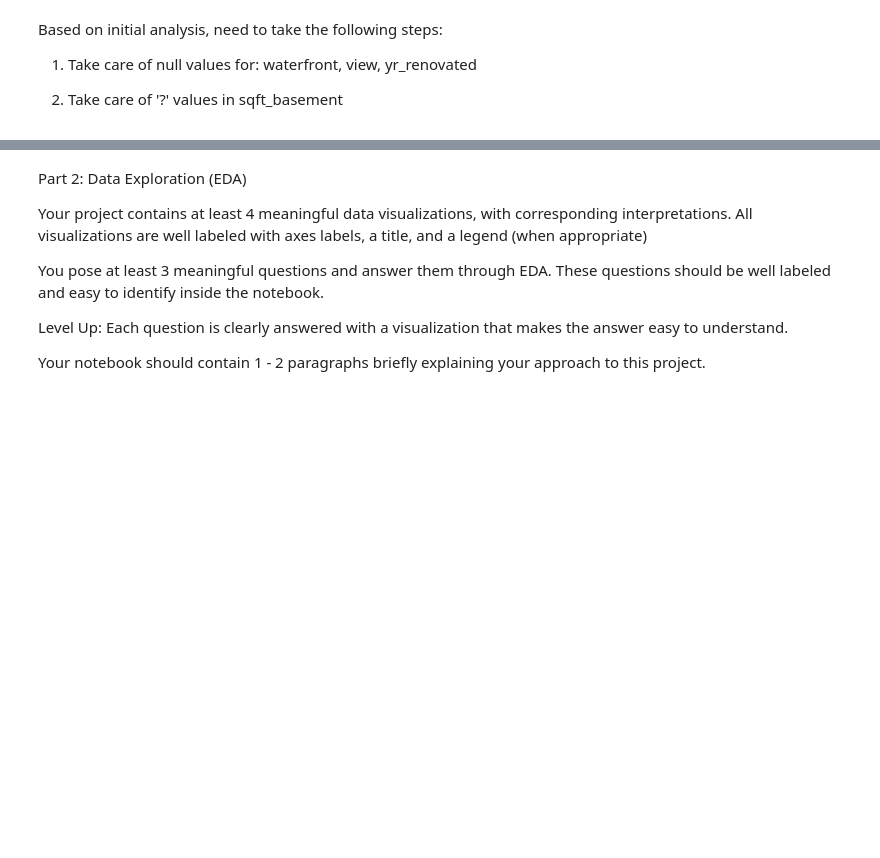
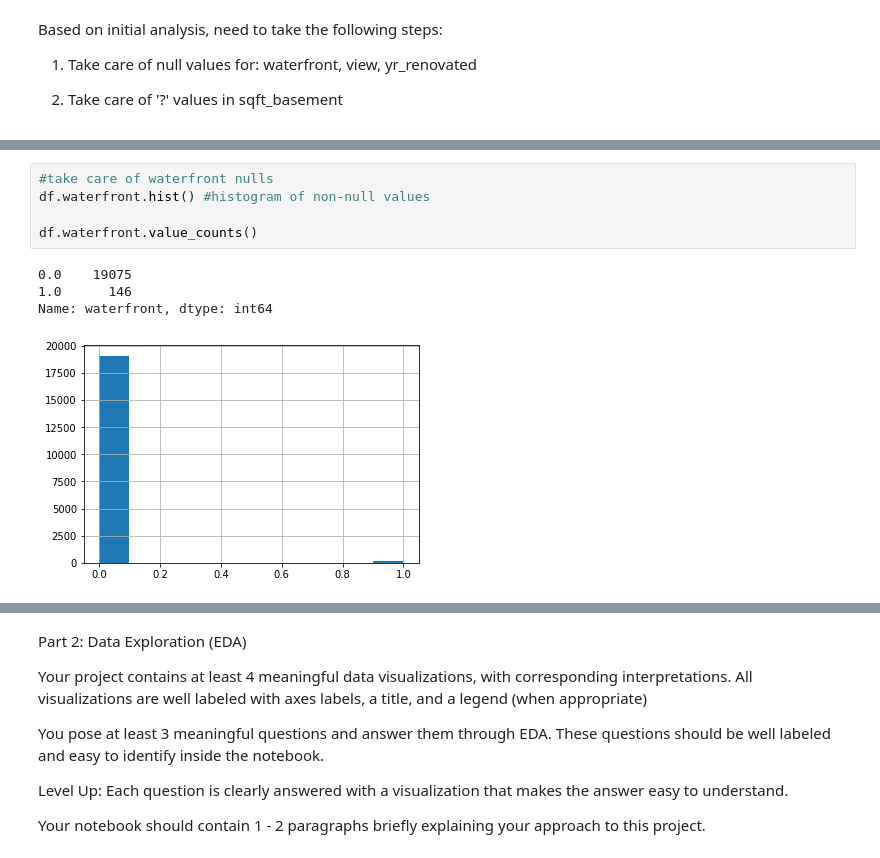
Before and after one commit to carleygordon23/Flatiron-Module-1-Project, a Jupyter notebook: Module 1 Project/Module 1 Project.ipynb, the cells around one changed output, grey strips where cells are left out. Drawn from its saved outputs; the diff is of its cells as text; blank space fills up the shorter version.

Commit message:
exploration of waterfront complete, have not yet removed column

```diff
--- a/Module 1 Project/Module 1 Project.ipynb
+++ b/Module 1 Project/Module 1 Project.ipynb
@@ -106,0 +127,10 @@ Based on initial analysis, need to take the following steps:
+# %%
+#take care of waterfront nulls
+df.waterfront.hist() #histogram of non-null values
+
+df.waterfront.value_counts()
+# %% [output]
+0.0    19075
+1.0      146
+Name: waterfront, dtype: int64
+[figure, added]
```
Also changed, not shown: parts of 7 cells of this notebook.
